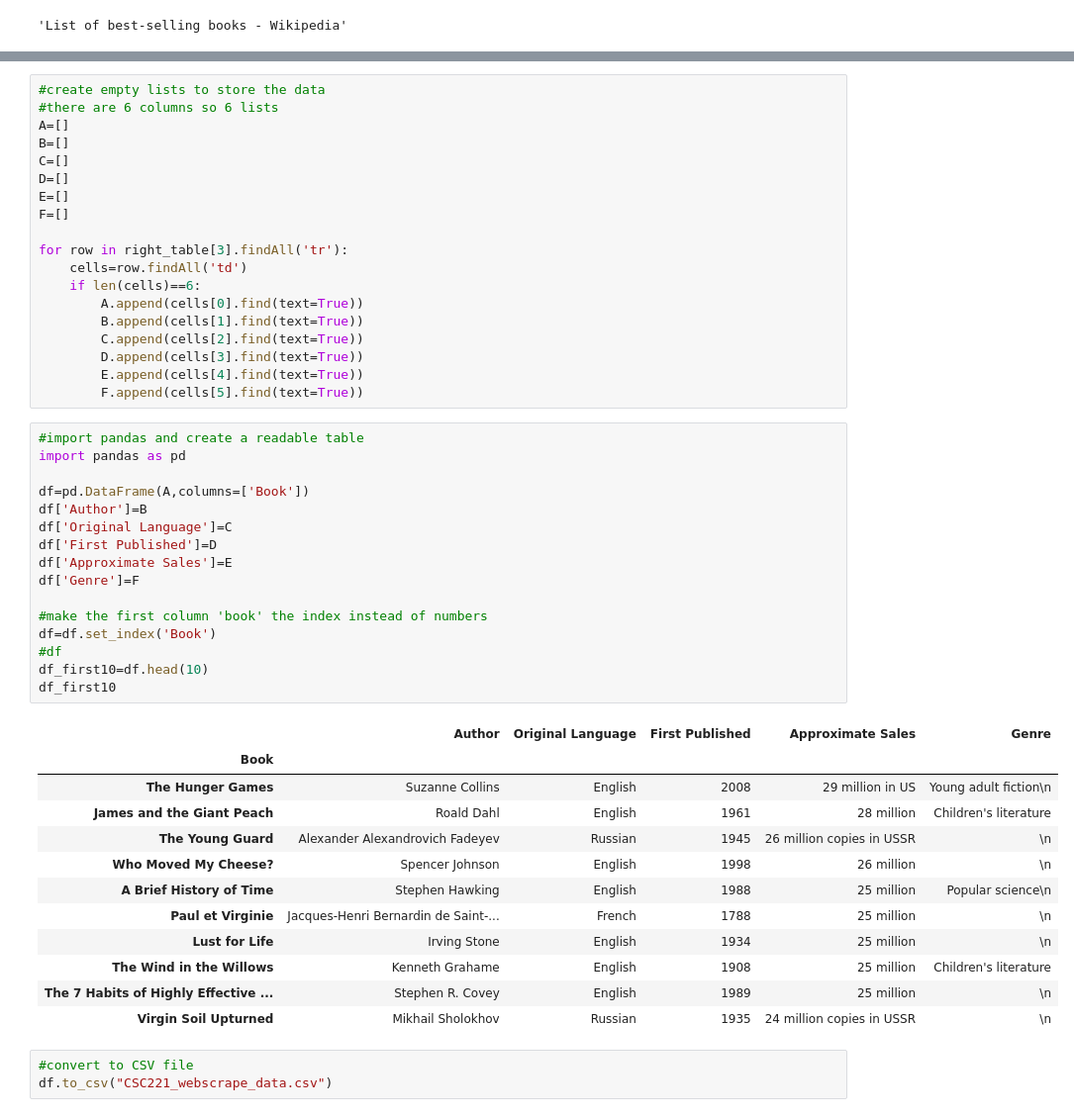
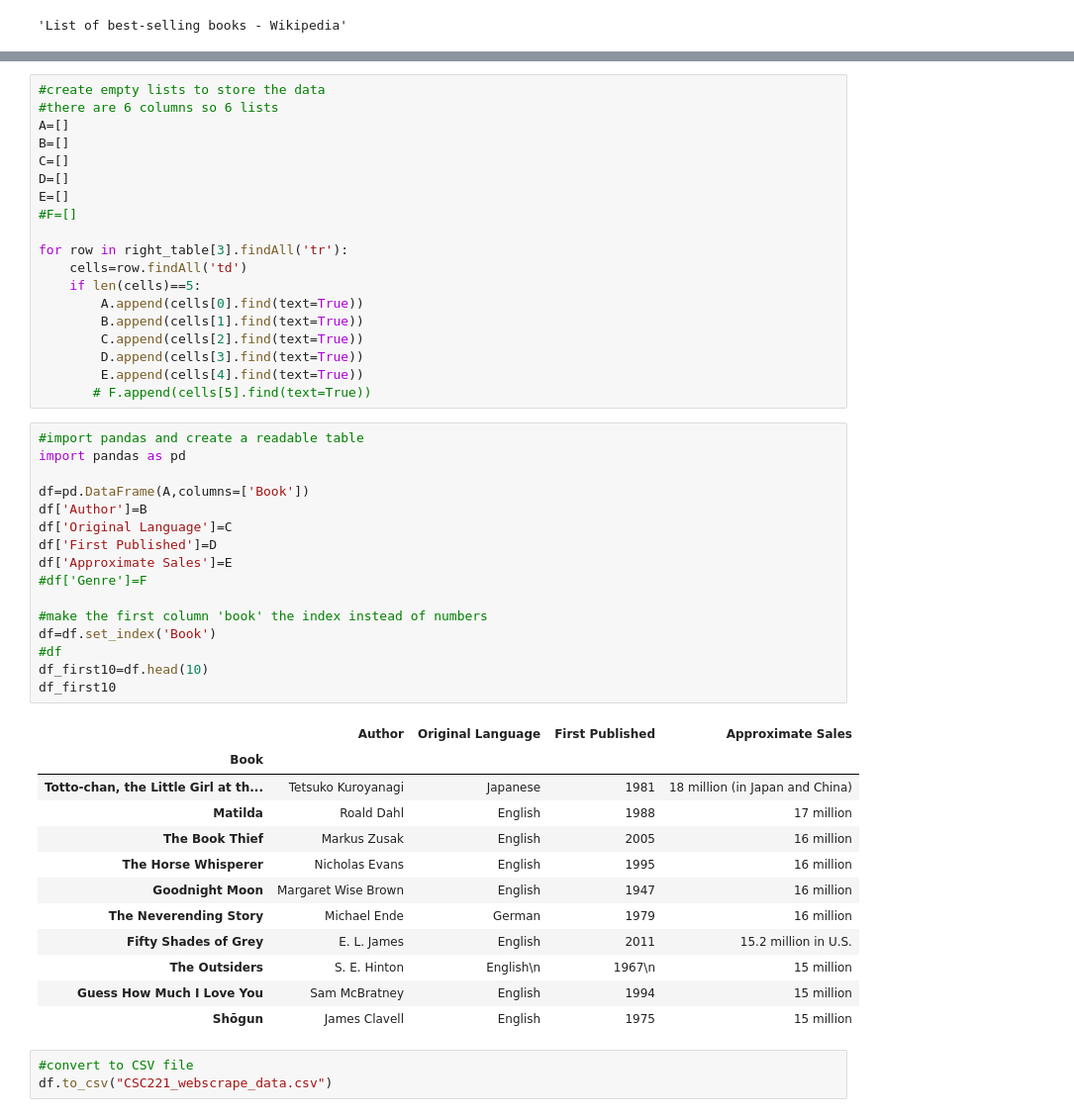
Before and after one commit to kmfurst/CSC221-kmfurst-GroupProject, a Jupyter notebook: CSC221_kmfurst_GroupProject.ipynb, the cells around one changed output, grey strips where cells are left out. Shown at 99% size. Saved outputs shown, nothing was run; the diff lists cells and outputs as text.

Commit message:
Updated ipynb file since wiki page changed and broke code.  also renamed original csv just in case

```diff
--- a/CSC221_kmfurst_GroupProject.ipynb
+++ b/CSC221_kmfurst_GroupProject.ipynb
@@ -104,46 +104,46 @@ B=[]
 C=[]
 D=[]
 E=[]
-F=[]
+#F=[]
 
 for row in right_table[3].findAll('tr'):
     cells=row.findAll('td')
-    if len(cells)==6:
+    if len(cells)==5:
         A.append(cells[0].find(text=True))
         B.append(cells[1].find(text=True))
         C.append(cells[2].find(text=True))
         D.append(cells[3].find(text=True))
         E.append(cells[4].find(text=True))
-        F.append(cells[5].find(text=True))
+       # F.append(cells[5].find(text=True))
 # %%
 #import pandas and create a readable table
 import pandas as pd
 
 df=pd.DataFrame(A,columns=['Book'])
 df['Author']=B
 df['Original Language']=C
 df['First Published']=D
 df['Approximate Sales']=E
-df['Genre']=F
+#df['Genre']=F
 
 #make the first column 'book' the index instead of numbers
 df=df.set_index('Book')
 #df
 df_first10=df.head(10)
 df_first10
 # %% [output]
-|  | Author | Original Language | First Published | Approximate Sales | Genre |
-| Book |  |  |  |  |  |
-| The Hunger Games | Suzanne Collins | English | 2008 | 29 million in US | Young adult fiction\n |
-| James and the Giant Peach | Roald Dahl | English | 1961 | 28 million | Children's literature |
-| The Young Guard | Alexander Alexandrovich Fadeyev | Russian | 1945 | 26 million copies in USSR | \n |
-| Who Moved My Cheese? | Spencer Johnson | English | 1998 | 26 million | \n |
-| A Brief History of Time | Stephen Hawking | English | 1988 | 25 million | Popular science\n |
-| Paul et Virginie | Jacques-Henri Bernardin de Saint-... | French | 1788 | 25 million | \n |
-| Lust for Life | Irving Stone | English | 1934 | 25 million | \n |
-| The Wind in the Willows | Kenneth Grahame | English | 1908 | 25 million | Children's literature |
-| The 7 Habits of Highly Effective ... | Stephen R. Covey | English | 1989 | 25 million | \n |
-| Virgin Soil Upturned | Mikhail Sholokhov | Russian | 1935 | 24 million copies in USSR | \n |
+|  | Author | Original Language | First Published | Approximate Sales |
+| Book |  |  |  |  |
+| Totto-chan, the Little Girl at th... | Tetsuko Kuroyanagi | Japanese | 1981 | 18 million (in Japan and China) |
+| Matilda | Roald Dahl | English | 1988 | 17 million |
+| The Book Thief | Markus Zusak | English | 2005 | 16 million |
+| The Horse Whisperer | Nicholas Evans | English | 1995 | 16 million |
+| Goodnight Moon | Margaret Wise Brown | English | 1947 | 16 million |
+| The Neverending Story | Michael Ende | German | 1979 | 16 million |
+| Fifty Shades of Grey | E. L. James | English | 2011 | 15.2 million in U.S. |
+| The Outsiders | S. E. Hinton | English\n | 1967\n | 15 million |
+| Guess How Much I Love You | Sam McBratney | English | 1994 | 15 million |
+| Shōgun | James Clavell | English | 1975 | 15 million |
 # %%
 #convert to CSV file
 df.to_csv("CSC221_webscrape_data.csv")
```
Also changed, not shown: parts of 4 cells of this notebook, 2 other files.
